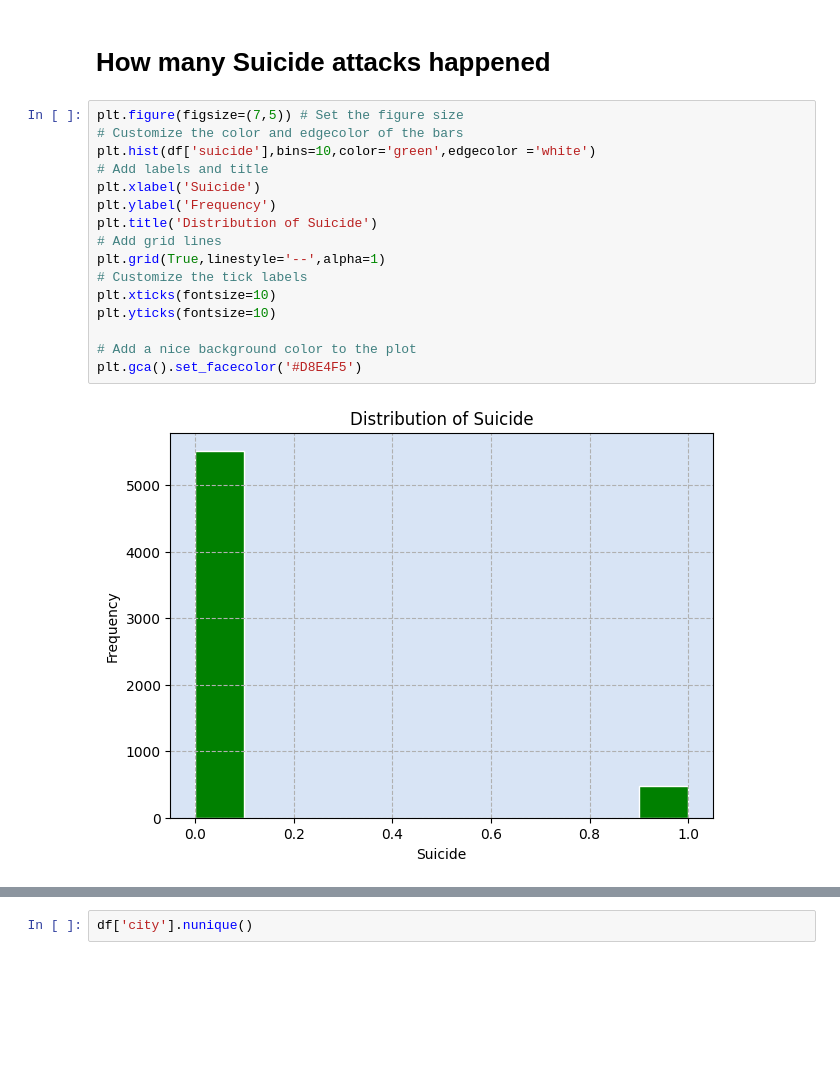
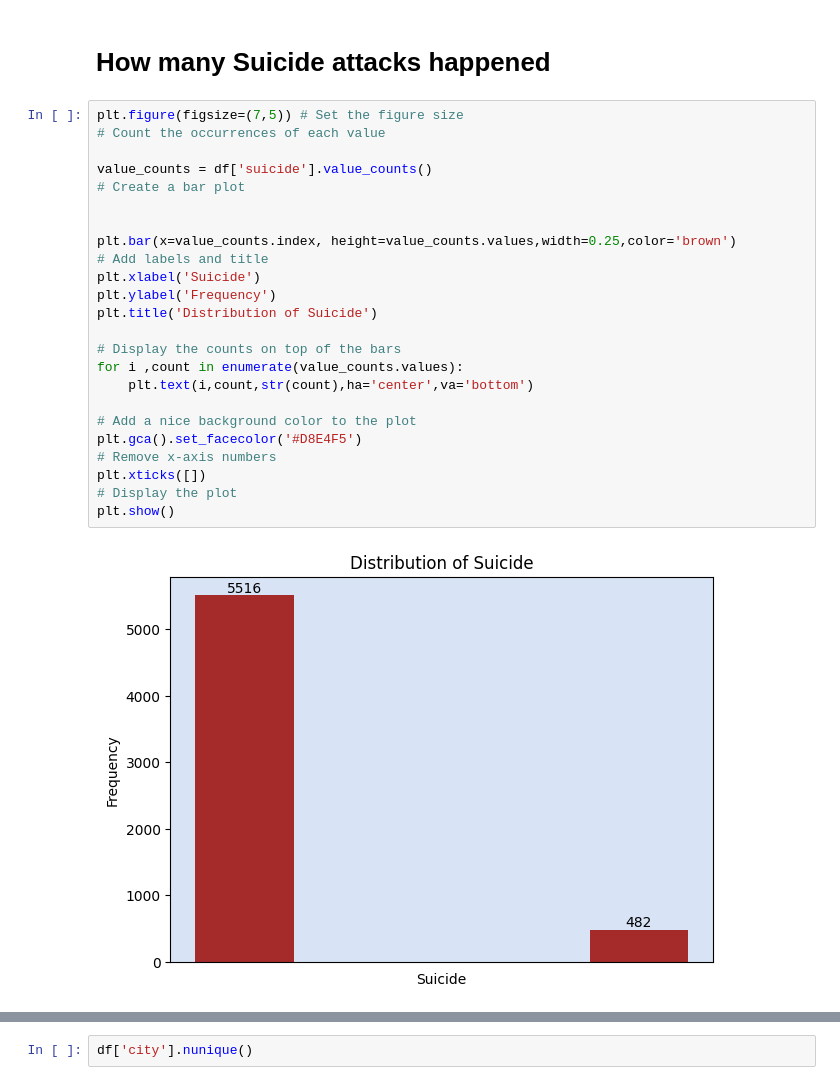
Before and after one commit to danishmeh/Project, a Jupyter notebook: omdena/3rd/terr.ipynb, the cells around one changed output, grey strips where cells are left out. Saved outputs shown, nothing was run; the diff lists cells and outputs as text; blank space fills up the shorter version.

```diff
--- a/omdena/3rd/terr.ipynb
+++ b/omdena/3rd/terr.ipynb
@@ -110,20 +110,28 @@ df.shape
 # How many Suicide attacks happened
 # %%
 plt.figure(figsize=(7,5)) # Set the figure size
-# Customize the color and edgecolor of the bars
-plt.hist(df['suicide'],bins=10,color='green',edgecolor ='white')
+# Count the occurrences of each value
+
+value_counts = df['suicide'].value_counts()
+# Create a bar plot
+
+
+plt.bar(x=value_counts.index, height=value_counts.values,width=0.25,color='brown')
 # Add labels and title
 plt.xlabel('Suicide')
 plt.ylabel('Frequency')
 plt.title('Distribution of Suicide')
-# Add grid lines
-plt.grid(True,linestyle='--',alpha=1)
-# Customize the tick labels
-plt.xticks(fontsize=10)
-plt.yticks(fontsize=10)
+
+# Display the counts on top of the bars
+for i ,count in enumerate(value_counts.values):
+    plt.text(i,count,str(count),ha='center',va='bottom')
 
 # Add a nice background color to the plot
 plt.gca().set_facecolor('#D8E4F5')
+# Remove x-axis numbers
+plt.xticks([])
+# Display the plot
+plt.show()
 # %% [output]
-[figure, old version]
+[figure, new version]
 # %%
```
Also changed, not shown: parts of 2 cells of this notebook, 1 other file.
